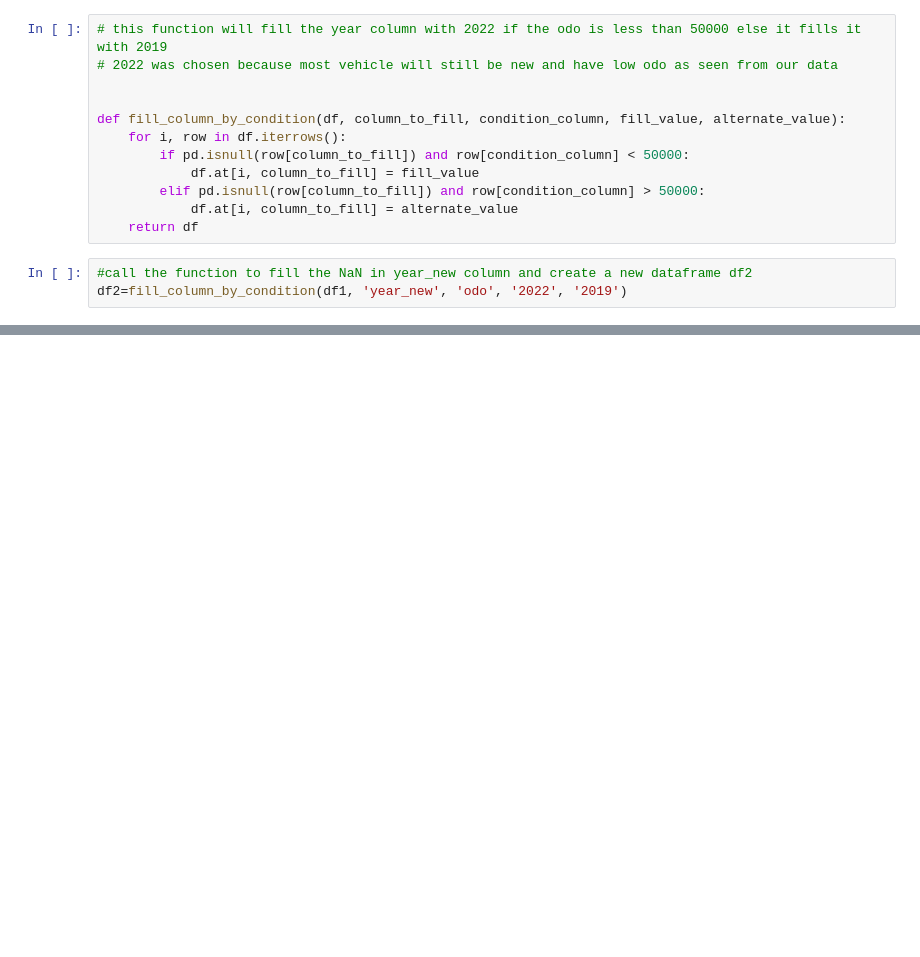
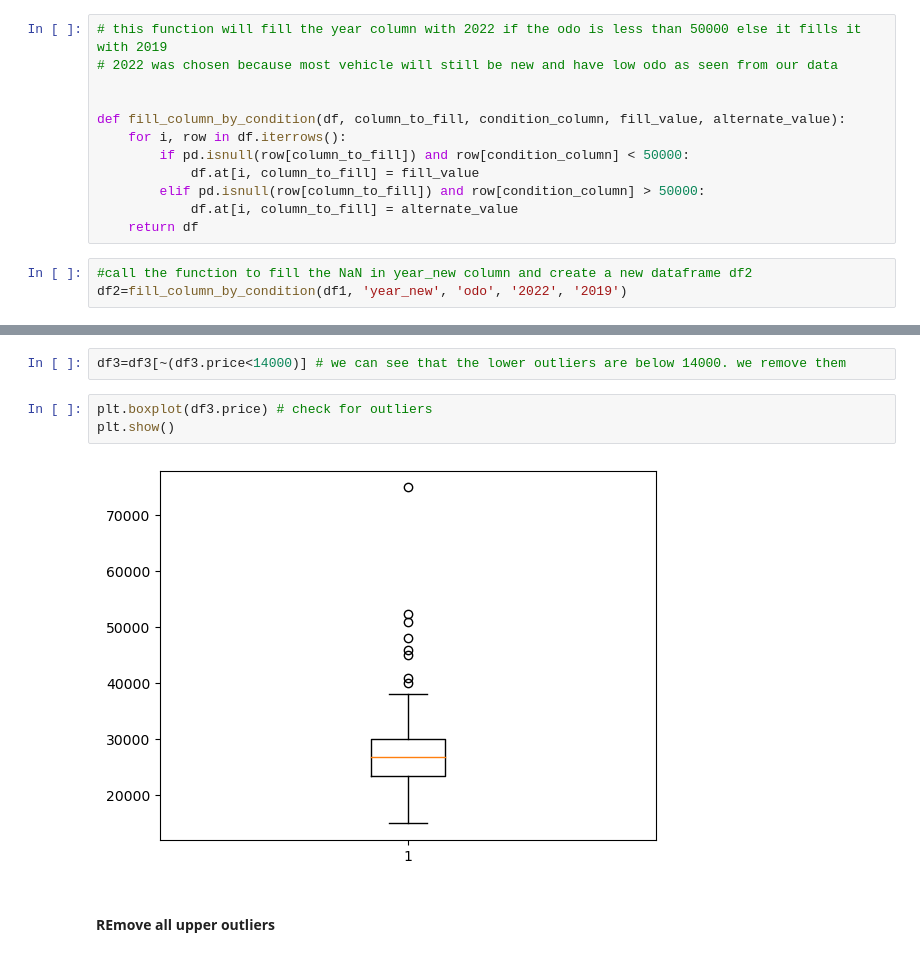
Before and after one commit to Ola-20/auto_model, a Jupyter notebook: cleaning_and_model_build.ipynb, the cells around one changed output, grey strips where cells are left out. Saved outputs shown, nothing was run; the diff lists cells and outputs as text; blank space fills up the shorter version.

```diff
--- a/cleaning_and_model_build.ipynb
+++ b/cleaning_and_model_build.ipynb
@@ -506,0 +621,9 @@ df2=fill_column_by_condition(df1, 'year_new', 'odo', '2022', '2019')
+# %%
+df3=df3[~(df3.price<14000)] # we can see that the lower outliers are below 14000. we remove them
+# %%
+plt.boxplot(df3.price) # check for outliers
+plt.show()
+# %% [output]
+[figure, added]
+# %% [markdown]
+#### REmove all upper outliers
```
Also changed, not shown: parts of 34 cells of this notebook.
